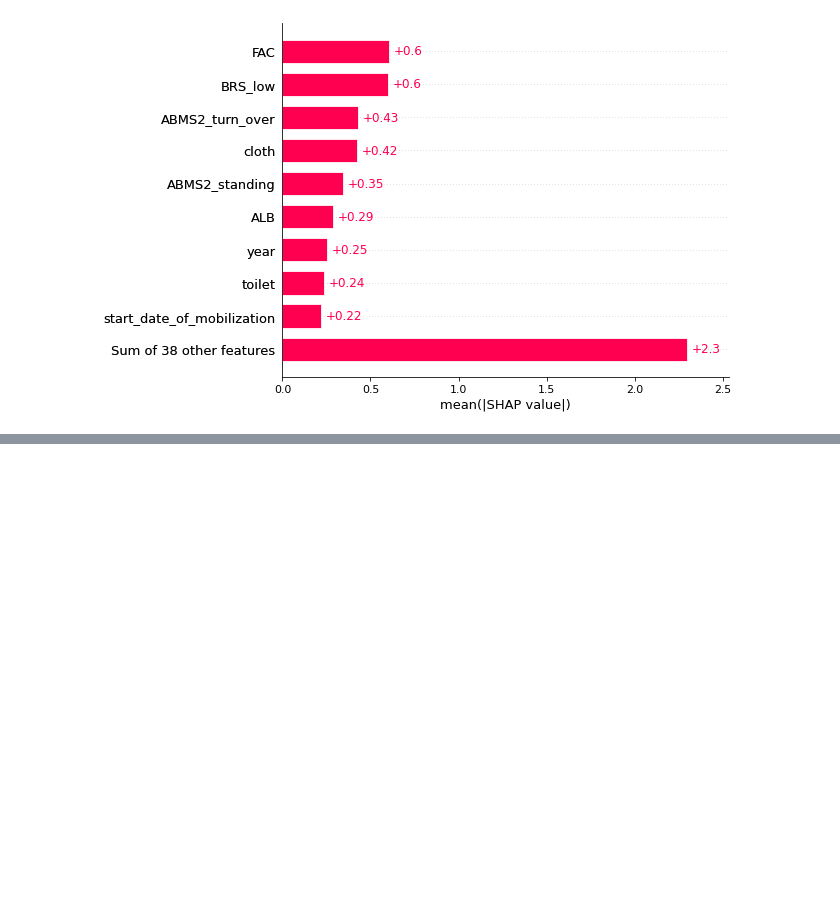
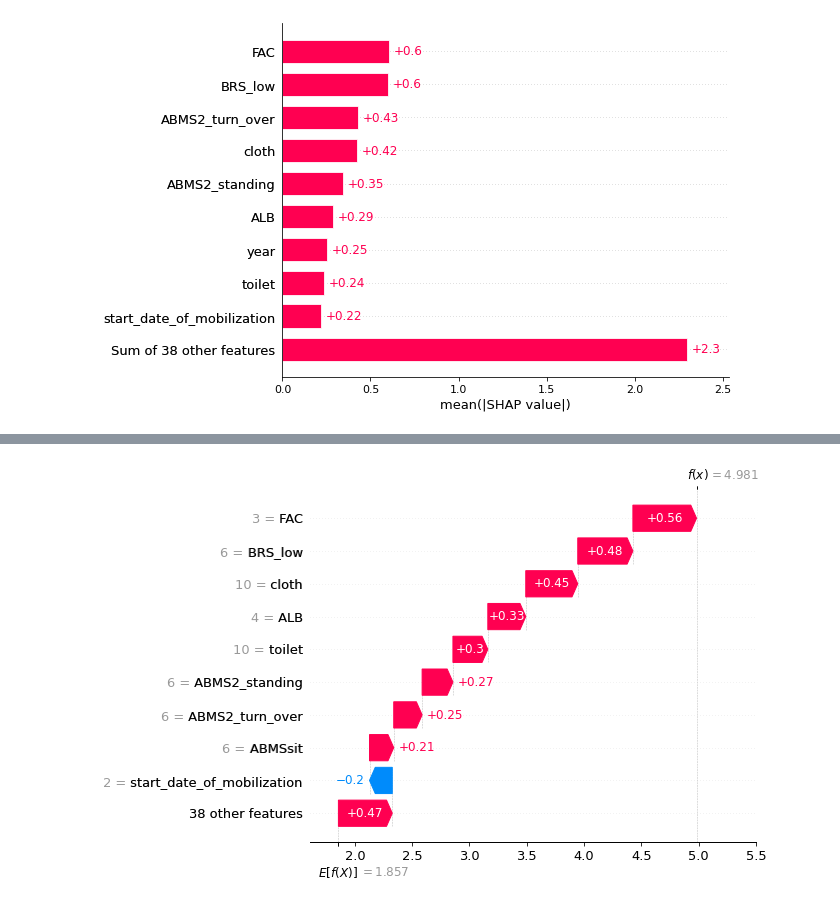
Before and after one commit to yohei-kobayashi-SK/predict-ADL, a Jupyter notebook: predict_ADL_Stroke.ipynb, the cells around one changed output, grey strips where cells are left out. Saved outputs shown, nothing was run; the diff lists cells and outputs as text; code cells hidden in the pictures; blank space fills up the shorter version.

```diff
--- a/predict_ADL_Stroke.ipynb
+++ b/predict_ADL_Stroke.ipynb
@@ -358,0 +364,5 @@ shap.plots.beeswarm(shap_values2)
+# %%
+#テストデータのある1症例のSHAP値
+shap.plots.waterfall(shap_values2[0])
+# %% [output]
+[figure, added]
```
Also changed, not shown: parts of 4 cells of this notebook.
